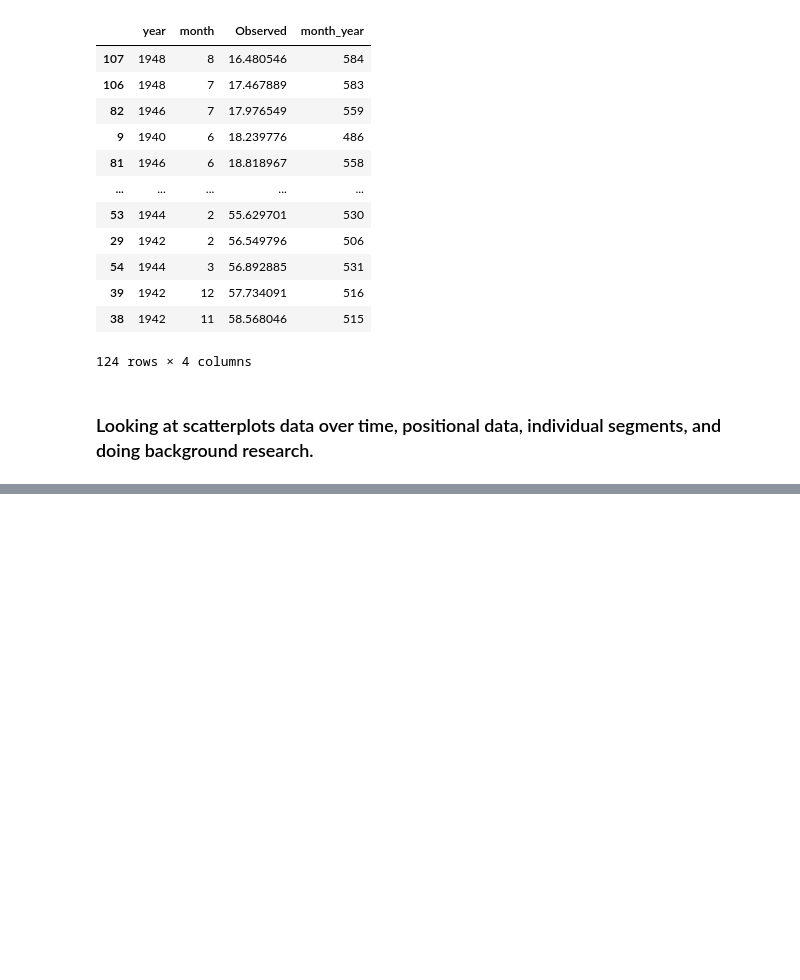
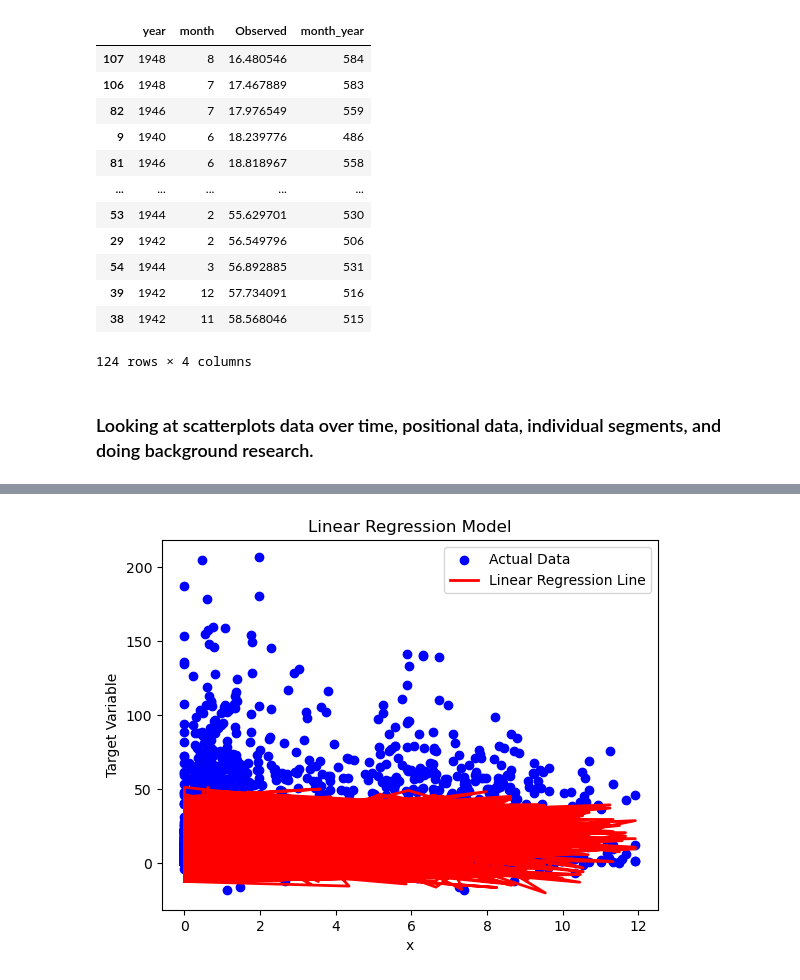
Before and after one commit to n8taylor/cs_5830_project6, a Jupyter notebook: project6.ipynb, the cells around one changed output, grey strips where cells are left out. Cells and saved outputs as stored; diff of their text form; code cells hidden in the pictures; blank space fills up the shorter version.

```diff
--- a/project6.ipynb
+++ b/project6.ipynb
@@ -300,0 +353,21 @@ plt.show()
+# %%
+import matplotlib.pyplot as plt
+
+# Plot the actual data points
+plt.scatter(X_test["Evapotranspiration"], y_test, color='blue', label='Actual Data')
+
+# Plot the linear regression line
+plt.plot(X_test["Evapotranspiration"], predictions, color='red', linewidth=2, label='Linear Regression Line')
+
+# Add labels and title
+plt.xlabel('x')
+plt.ylabel('Target Variable')
+plt.title('Linear Regression Model')
+
+# Add legend
+plt.legend()
+
+# Show plot
+plt.show()
+# %% [output]
+[figure, added]
```
Also changed, not shown: parts of 14 cells of this notebook.
